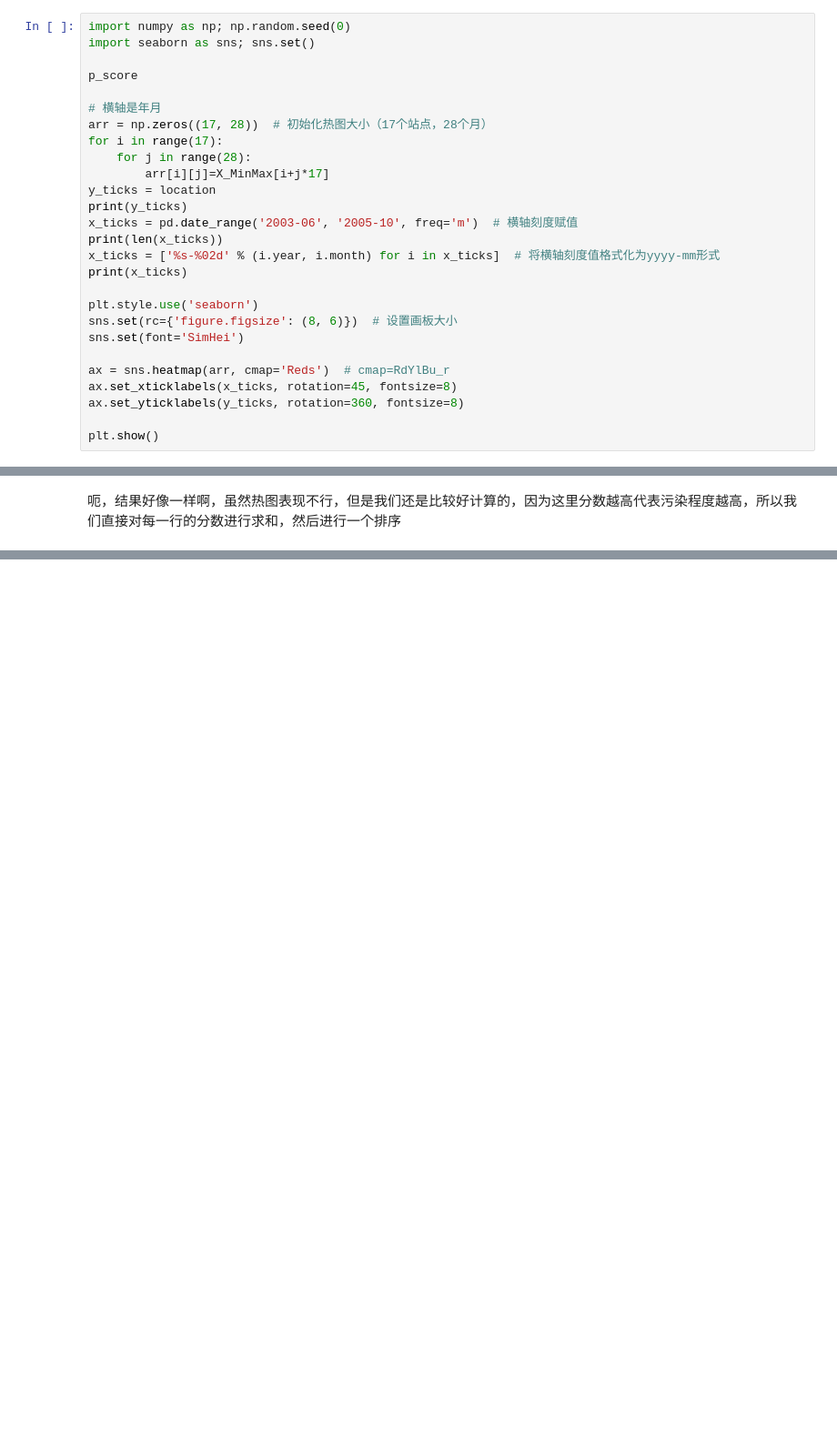
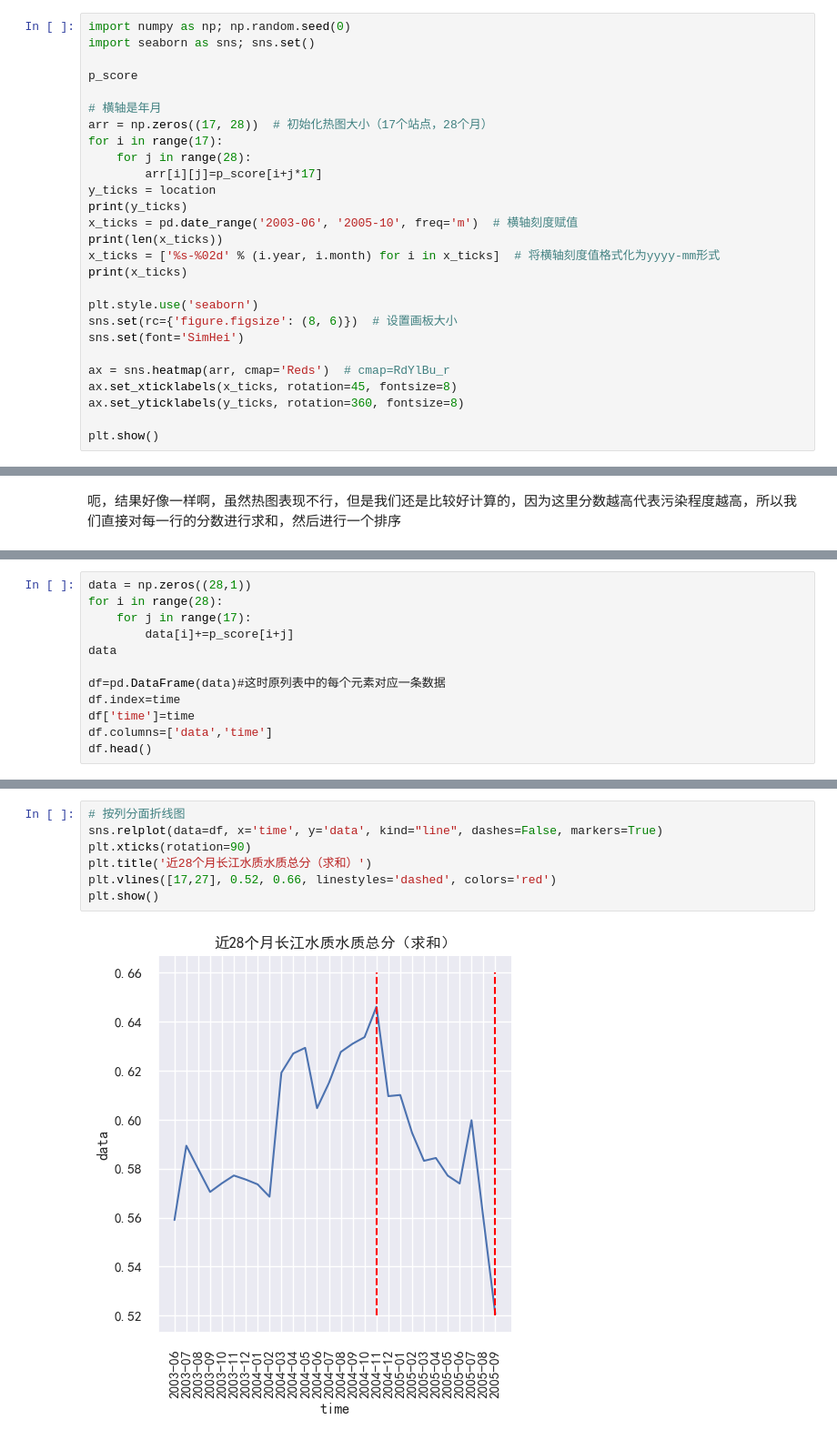
Before and after one commit to maxfanxd/2023mathematical-maxfan, a Jupyter notebook: Practice/第一次练习.ipynb, the cells around one changed output, grey strips where cells are left out. Shown at 91% size. Cells and saved outputs as stored; diff of their text form; blank space fills up the shorter version.

```diff
--- a/Practice/第一次练习.ipynb
+++ b/Practice/第一次练习.ipynb
@@ -548,7 +548,7 @@ p_score
 arr = np.zeros((17, 28))  # 初始化热图大小（17个站点，28个月）
 for i in range(17):
     for j in range(28):
-        arr[i][j]=X_MinMax[i+j*17]
+        arr[i][j]=p_score[i+j*17]
 y_ticks = location
 print(y_ticks)
 x_ticks = pd.date_range('2003-06', '2005-10', freq='m')  # 横轴刻度赋值
@@ -574,0 +577,12 @@ plt.show()
+# %%
+data = np.zeros((28,1))
+for i in range(28):
+    for j in range(17):
+        data[i]+=p_score[i+j]
+data
+
+df=pd.DataFrame(data)#这时原列表中的每个元素对应一条数据
+df.index=time
+df['time']=time
+df.columns=['data','time']
+df.head()
@@ -574,0 +598,9 @@ plt.show()
+# %%
+# 按列分面折线图
+sns.relplot(data=df, x='time', y='data', kind="line", dashes=False, markers=True)
+plt.xticks(rotation=90)
+plt.title('近28个月长江水质水质总分（求和）')
+plt.vlines([17,27], 0.52, 0.66, linestyles='dashed', colors='red')
+plt.show()
+# %% [output]
+[figure, added]
```
Also changed, not shown: parts of 40 cells of this notebook, 5 other files.
